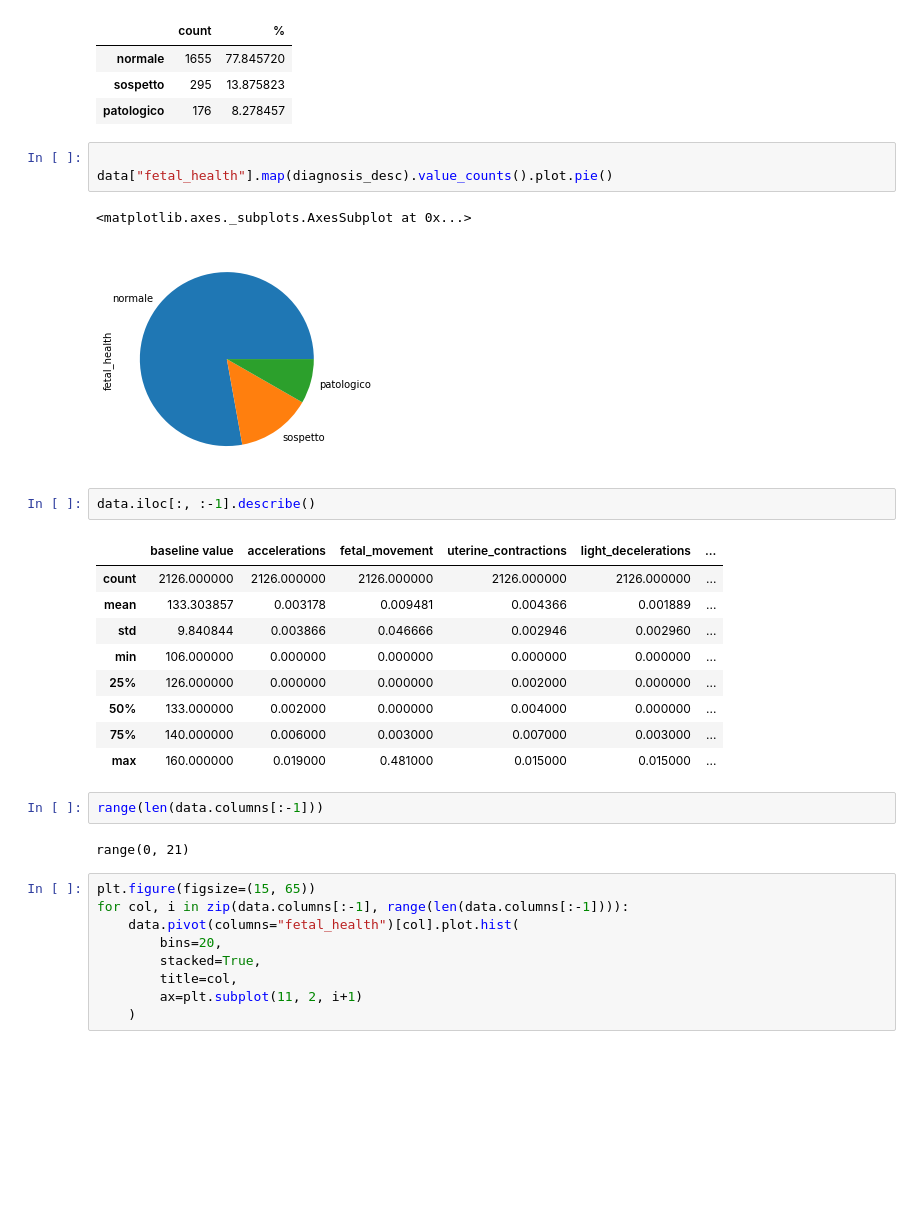
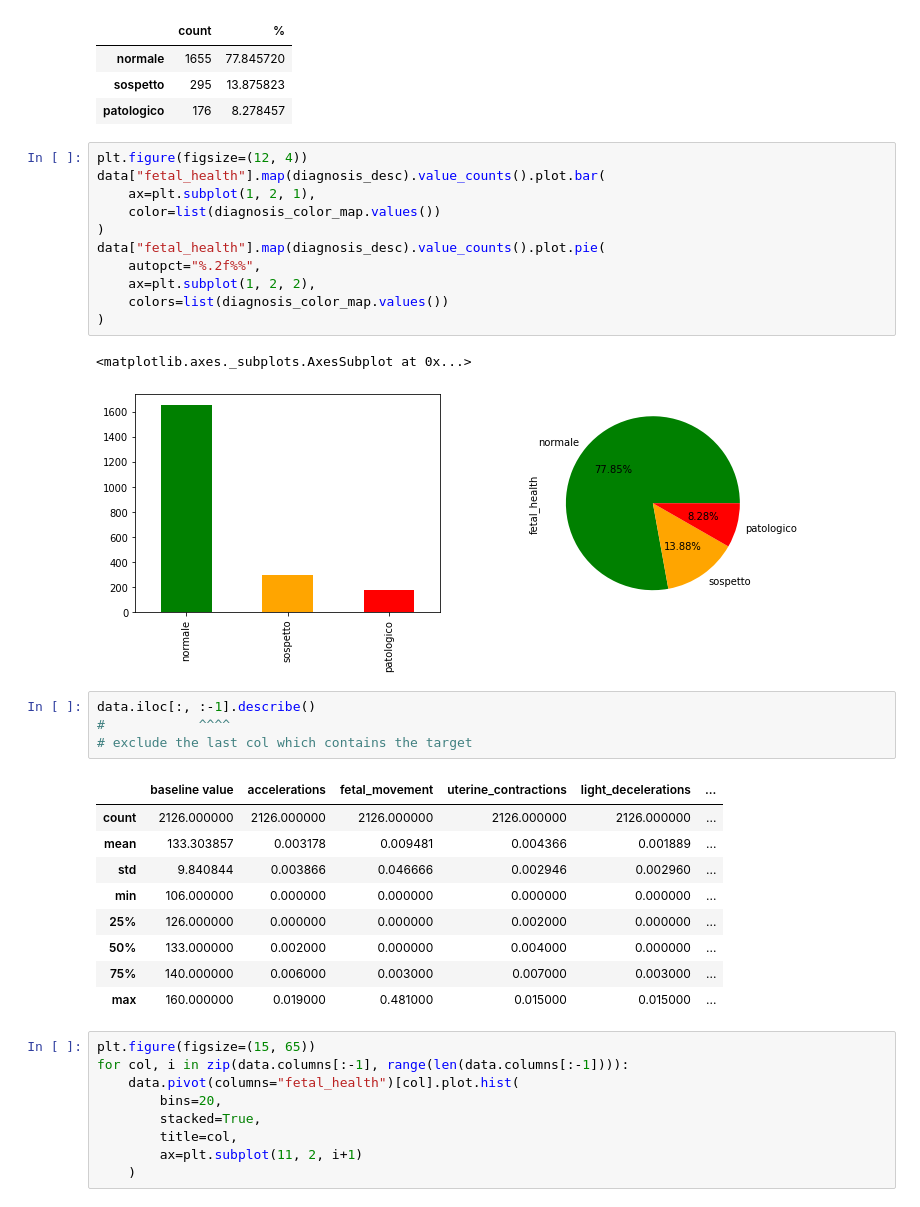
Before and after one commit to tassiluca/dia-project, a Jupyter notebook: fetal_health_classification.ipynb, the cells around one changed output. Saved outputs shown, nothing was run; the diff lists cells and outputs as text; blank space fills up the shorter version.

```diff
--- a/fetal_health_classification.ipynb
+++ b/fetal_health_classification.ipynb
@@ -111,14 +109,24 @@ dd
 | normale | 1655 | 77.845720 |
 | sospetto | 295 | 13.875823 |
 | patologico | 176 | 8.278457 |
-# %%
-
-data["fetal_health"].map(diagnosis_desc).value_counts().plot.pie()
-# %% [output]
-<matplotlib.axes._subplots.AxesSubplot at 0x...>
-[figure, removed]
+# %%
+plt.figure(figsize=(12, 4))
+data["fetal_health"].map(diagnosis_desc).value_counts().plot.bar(
+    ax=plt.subplot(1, 2, 1),
+    color=list(diagnosis_color_map.values())
+)
+data["fetal_health"].map(diagnosis_desc).value_counts().plot.pie(
+    autopct="%.2f%%",
+    ax=plt.subplot(1, 2, 2),
+    colors=list(diagnosis_color_map.values())
+)
+# %% [output]
+<matplotlib.axes._subplots.AxesSubplot at 0x...>
+[figure, added]
 # %%
 data.iloc[:, :-1].describe()
+#            ^^^^
+# exclude the last col which contains the target
 # %% [output]
 |  | baseline value | accelerations | fetal_movement | uterine_contractions | light_decelerations | ... |
 | count | 2126.000000 | 2126.000000 | 2126.000000 | 2126.000000 | 2126.000000 | ... |
@@ -129,10 +137,6 @@ data.iloc[:, :-1].describe()
 | 50% | 133.000000 | 0.002000 | 0.000000 | 0.004000 | 0.000000 | ... |
 | 75% | 140.000000 | 0.006000 | 0.003000 | 0.007000 | 0.003000 | ... |
 | max | 160.000000 | 0.019000 | 0.481000 | 0.015000 | 0.015000 | ... |
-# %%
-range(len(data.columns[:-1]))
-# %% [output]
-range(0, 21)
 # %%
 plt.figure(figsize=(15, 65))
 for col, i in zip(data.columns[:-1], range(len(data.columns[:-1]))):
```
Also changed, not shown: parts of 43 cells of this notebook.
